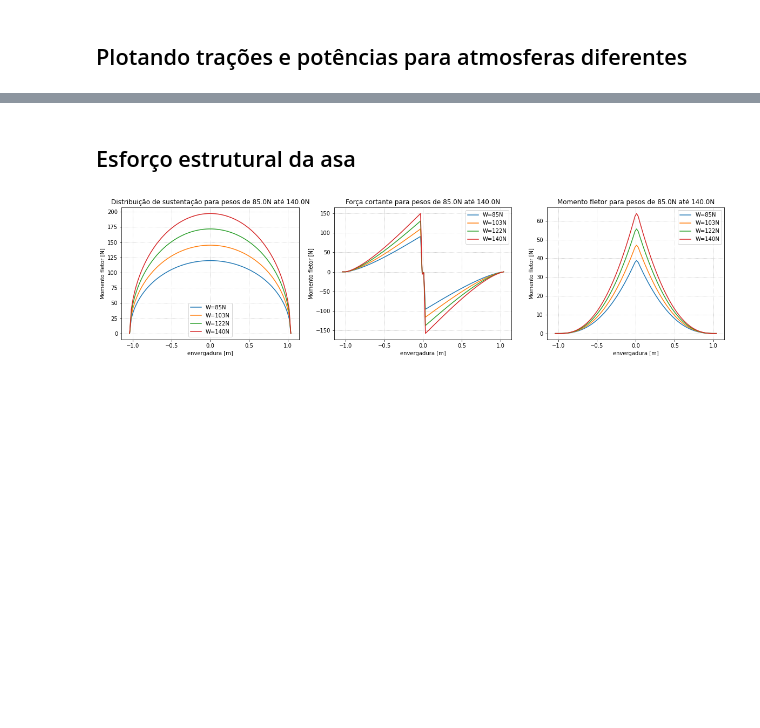
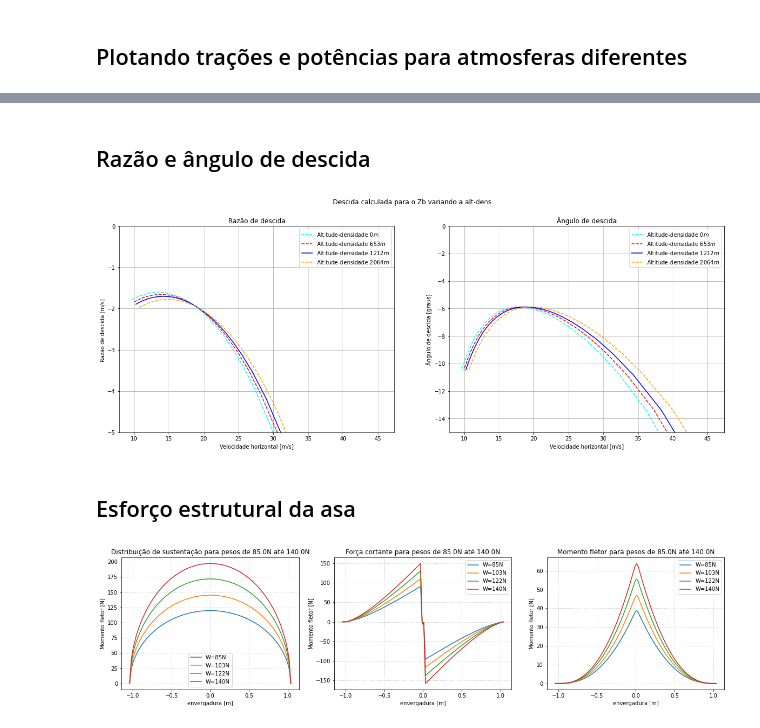
Before and after one commit to Chabole/Python, a Jupyter notebook: Projeto Zebra/Resumo_Aeronáutica.ipynb, the cells around one changed output, grey strips where cells are left out. Saved outputs shown, nothing was run; the diff lists cells and outputs as text; code cells hidden in the pictures; blank space fills up the shorter version.

```diff
--- a/Projeto Zebra/Resumo_Aeronáutica.ipynb
+++ b/Projeto Zebra/Resumo_Aeronáutica.ipynb
@@ -184,3 +284,66 @@ ax2.legend()
+# %% [markdown]
+## Razão e ângulo de descida
+# %%
+# -*- coding: utf-8 -*-
+"""
+Created on Sun Apr  4 09:04:08 2021
+
+@author: Arthur Chabole
+====================================
+Este programa calcula a razão e ângulo de descida para diferentes configurações de área molhada e alt-dens.
+
+ Figura 1 - Fixo altitude densidade de 1212m e variando setups dos aviões
+        Subplot 1 - Razão de decida x velocidade horizontal
+        Subplot 2 - Ângulo de descida x Velocidade horizontal
+
+ Figura 2 - Fixo o avião Zb e variando alt-dens
+        Subplot 1 - Razão de descida x velocidade horizontal
+        Subplot 2 - Ângulo de descida x velocidade horizontal
+
+"""
+Zb = Airplane(b=1.8, S=0.684, Af=0.556, c=0.392, CLmax= 1.613, Load=5.5, mv=2.8, CLn=1.111, Swet= 3, Tc=(-0.001, -0.225, 35.225))
+
+Cl = np.linspace(0.1,2)
+
+# =======================================        FIGURA 1      ======================================
+
+theta, RS, Vh = Zb.sink_Rate(Cl)
+theta2, RS2, Vh2 = Zb.sink_Rate(Cl,1.15)
+theta3, RS3, Vh3 = Zb.sink_Rate(Cl,1.0887)
+theta4, RS4, Vh4 = Zb.sink_Rate(Cl,1)
+
+#PLOTAGEM SUBPLOT 1 FIGURA 2
+fig, (ax3, ax4) = plt.subplots(figsize=(20, 7),nrows=1, ncols=2)
+fig.suptitle('Descida calculada para o Zb variando a alt-dens')
+
+
+ax3.set(title='Razão de descida', xlabel='Velocidade horizontal [m/s]'
+      , ylabel='Razão de descida [m/s] ')
+
+ax3.plot(Vh, -RS,'--',color='cyan', label= 'Altitude-densidade 0$m$')
+ax3.plot(Vh2, -RS2,'--',color='r', label= f'Altitude-densidade {round(zp.alt2rho(rho=1.15))}$m$')
+ax3.plot(Vh3, -RS3,color='b', label= f'Altitude-densidade {round(zp.alt2rho(rho=1.0887))}$m$')
+ax3.plot(Vh4, -RS4,'--', color='orange', label= f'Altitude-densidade {round(zp.alt2rho(rho=1))}$m$')
+
+ax3.legend()
+ax3.set_ylim(-5,0)
+ax3.grid()
+
+#PLOTAGEM SUBPLOT 2 FIGURA 2
+
+ax4.set(title='Ângulo de descida', xlabel='Velocidade horizontal [m/s]'
+       , ylabel='Ângulo de descida [graus]')
+
+ax4.plot(Vh, -theta,'--',color='cyan', label= f'Altitude-densidade 0$m$')
+ax4.plot(Vh2, -theta2,'--',color='r', label= f'Altitude-densidade {round(zp.alt2rho(rho=1.15))}$m$')
+ax4.plot(Vh3, -theta3, color='b', label= f'Altitude-densidade {round(zp.alt2rho(rho=1.0887))}$m$')
+ax4.plot(Vh4, -theta4,'--', color='orange', label= f'Altitude-densidade {round(zp.alt2rho(rho=1))}$m$')
+
+ax4.legend()
+ax4.set_ylim(-15,0)
+ax4.grid()
+# %% [output]
+[figure, added]
 # %% [markdown]
 ## Esforço estrutural da asa
 # %%
```
Also changed, not shown: parts of 17 cells of this notebook.
